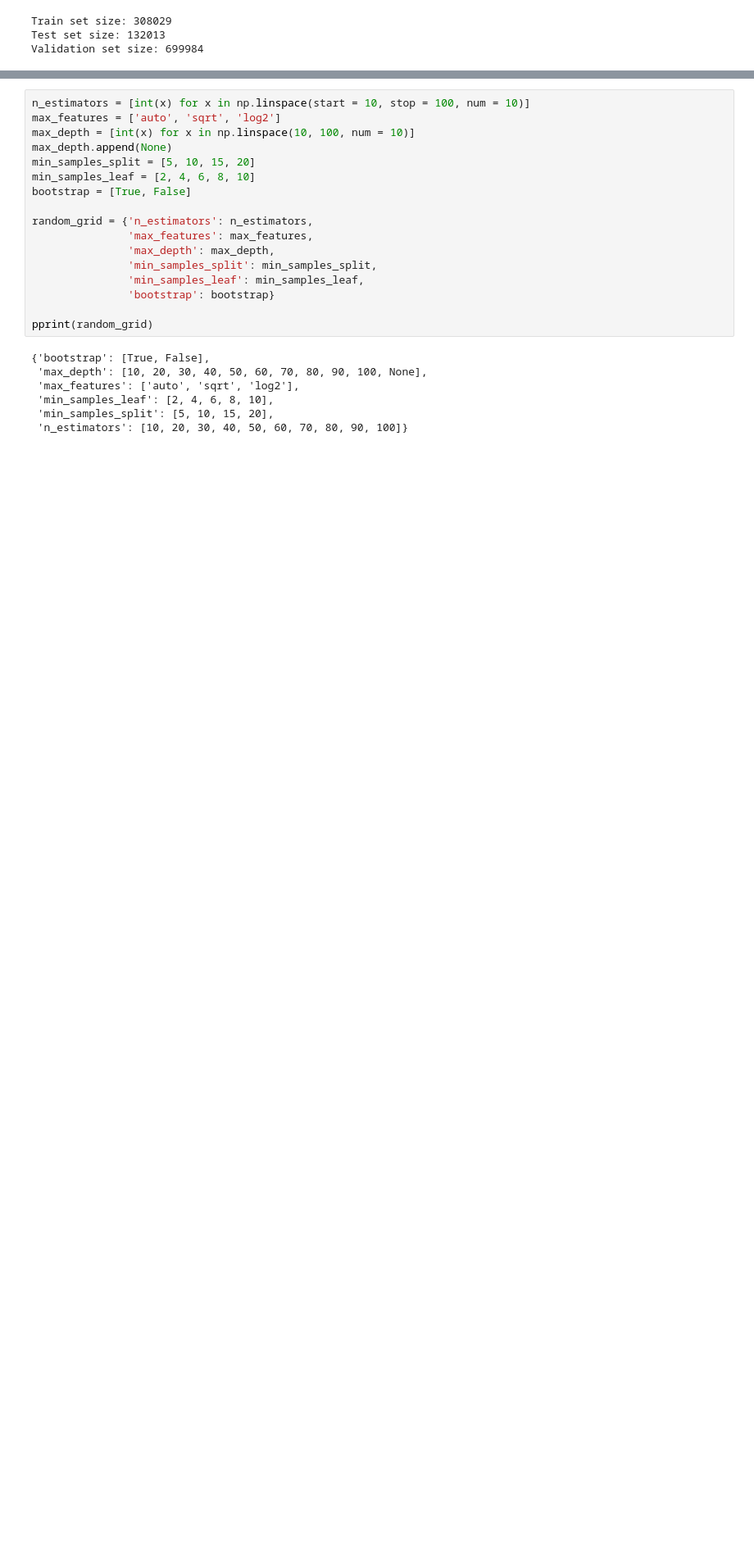
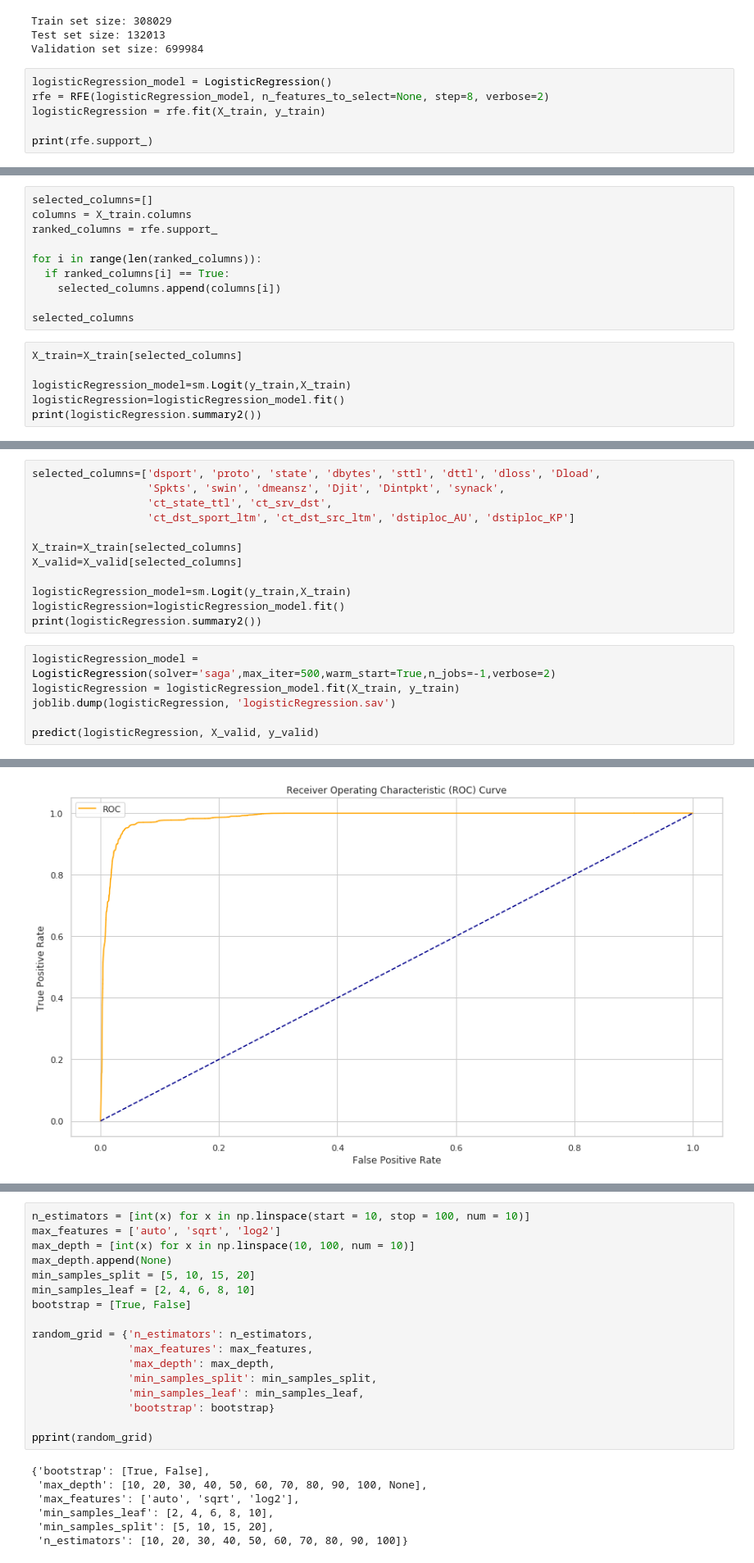
Before and after one commit to xcsengody/DP, a Jupyter notebook: xcsengody_models.ipynb, the cells around one changed output, grey strips where cells are left out. Shown: that part at 82% size. Saved outputs shown, nothing was run; the diff lists cells and outputs as text; blank space fills up the shorter version.

```diff
--- a/xcsengody_models.ipynb
+++ b/xcsengody_models.ipynb
@@ -153,3 +149,9 @@ for cw in class_weights_arr:
 Train set size: 308029
 Test set size: 132013
 Validation set size: 699984
+# %%
+logisticRegression_model = LogisticRegression()
+rfe = RFE(logisticRegression_model, n_features_to_select=None, step=8, verbose=2)
+logisticRegression = rfe.fit(X_train, y_train)
+
+print(rfe.support_)
@@ -155,0 +170,16 @@ Validation set size: 699984
+# %%
+selected_columns=[]
+columns = X_train.columns
+ranked_columns = rfe.support_
+
+for i in range(len(ranked_columns)):
+  if ranked_columns[i] == True:
+    selected_columns.append(columns[i])
+
+selected_columns
+# %%
+X_train=X_train[selected_columns]
+
+logisticRegression_model=sm.Logit(y_train,X_train)
+logisticRegression=logisticRegression_model.fit()
+print(logisticRegression.summary2())
@@ -155,0 +207,19 @@ Validation set size: 699984
+# %%
+selected_columns=['dsport', 'proto', 'state', 'dbytes', 'sttl', 'dttl', 'dloss', 'Dload',
+                  'Spkts', 'swin', 'dmeansz', 'Djit', 'Dintpkt', 'synack',
+                  'ct_state_ttl', 'ct_srv_dst',
+                  'ct_dst_sport_ltm', 'ct_dst_src_ltm', 'dstiploc_AU', 'dstiploc_KP']
+
+X_train=X_train[selected_columns]
+X_valid=X_valid[selected_columns]
+
+logisticRegression_model=sm.Logit(y_train,X_train)
+logisticRegression=logisticRegression_model.fit()
+print(logisticRegression.summary2())
+# %%
+logisticRegression_model = LogisticRegression(solver='saga',max_iter=500,warm_start=True,n_jobs=-1,verbose=2)
+logisticRegression = logisticRegression_model.fit(X_train, y_train)
+joblib.dump(logisticRegression, 'logisticRegression.sav')
+
+predict(logisticRegression, X_valid, y_valid)
+# %% [output]
@@ -155,0 +246 @@ Validation set size: 699984
+[figure, added]
```
Also changed, not shown: parts of 14 cells of this notebook.
